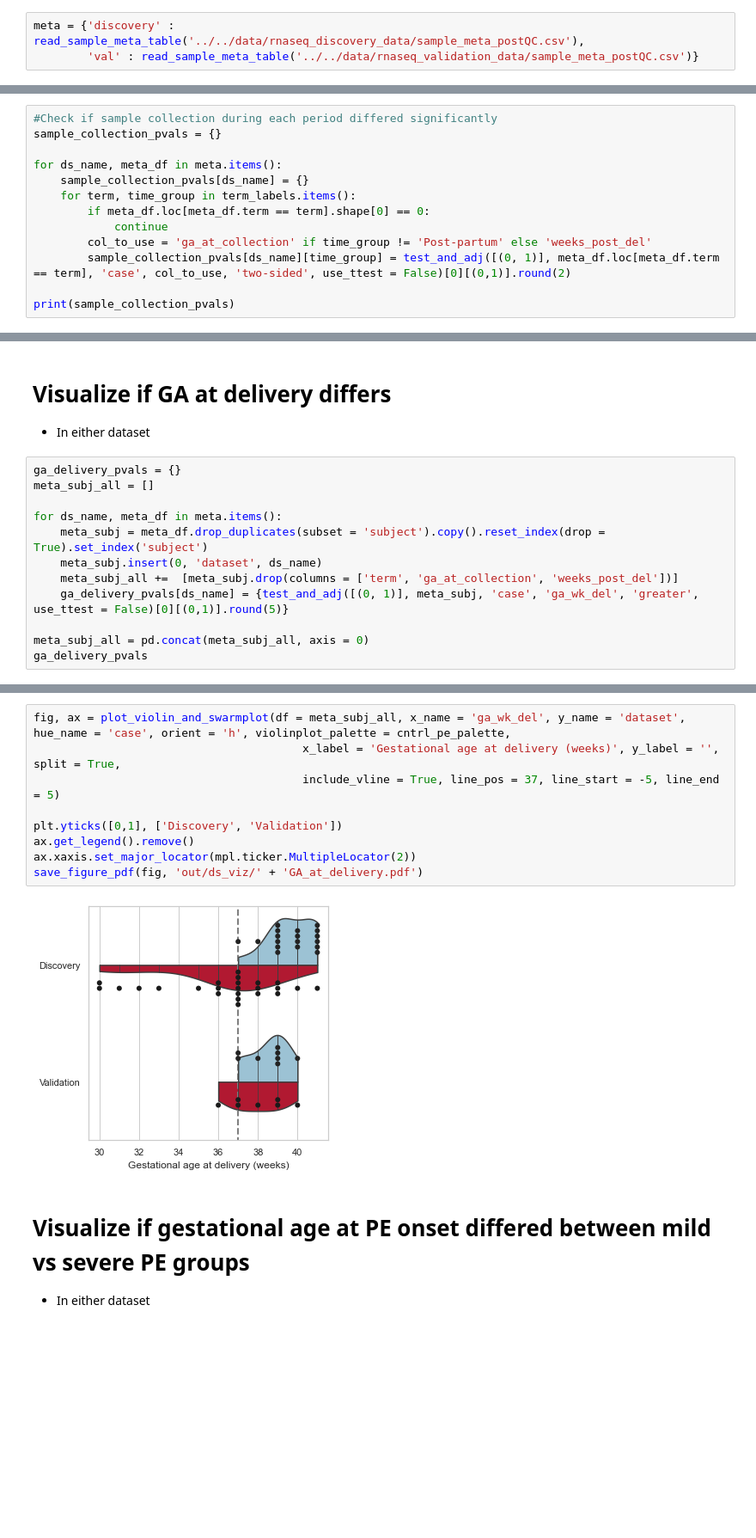
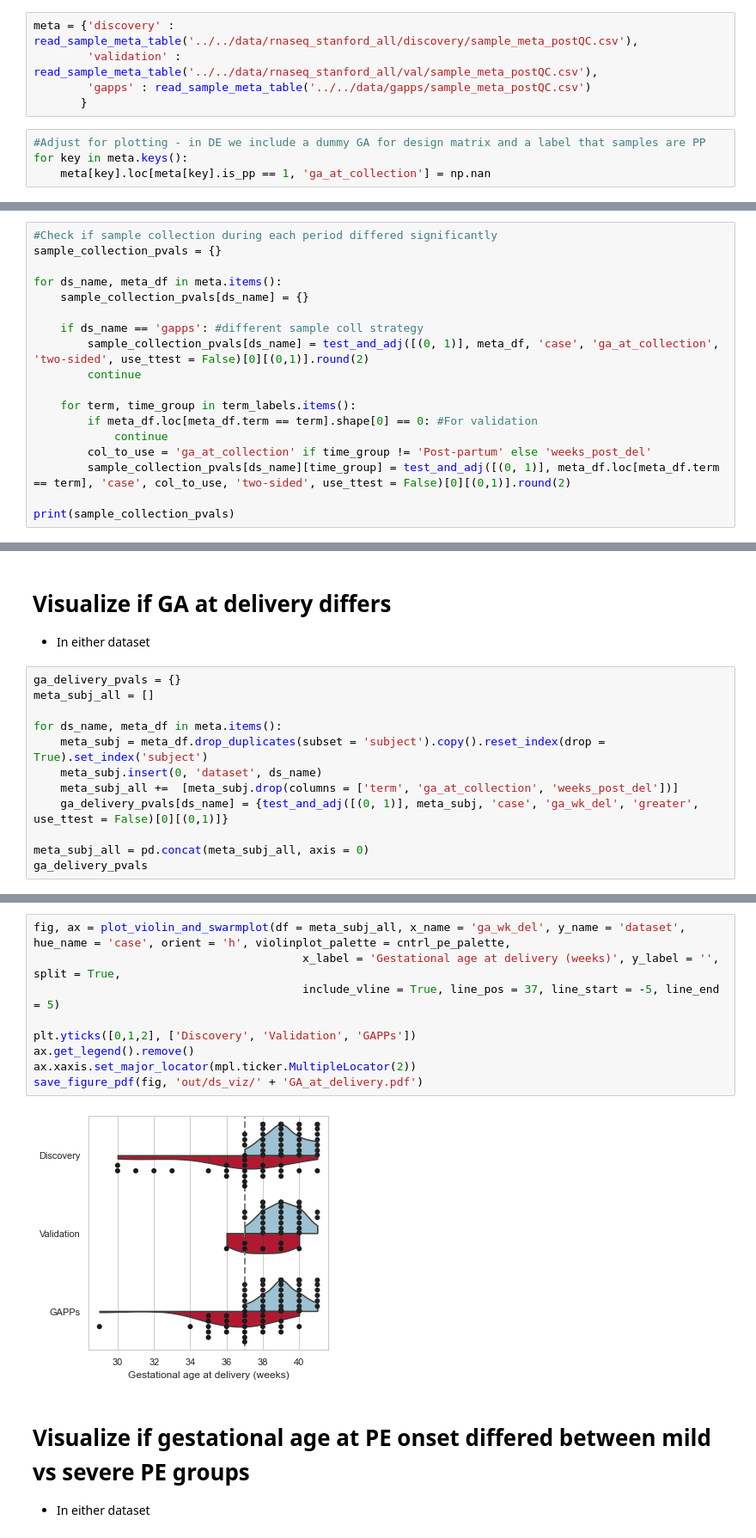
Before and after one commit to miramou/pe_cfrna, a Jupyter notebook: analysis/1_Cohort_Viz.ipynb, the cells around one changed output, grey strips where cells are left out. Shown: that part at 86% size. Saved outputs shown, nothing was run; the diff lists cells and outputs as text; blank space fills up the shorter version.

```diff
--- a/analysis/1_Cohort_Viz.ipynb
+++ b/analysis/1_Cohort_Viz.ipynb
@@ -14,8 +14,14 @@ Visualize study design, sample collection, and pregnancy outcomes for mothers in
 * Discovery dataset metadata
 * Validation dataset metadata
 # %%
-meta = {'discovery' : read_sample_meta_table('../../data/rnaseq_discovery_data/sample_meta_postQC.csv'),
-        'val' : read_sample_meta_table('../../data/rnaseq_validation_data/sample_meta_postQC.csv')}
+meta = {'discovery' : read_sample_meta_table('../../data/rnaseq_stanford_all/discovery/sample_meta_postQC.csv'),
+        'validation' : read_sample_meta_table('../../data/rnaseq_stanford_all/val/sample_meta_postQC.csv'),
+        'gapps' : read_sample_meta_table('../../data/gapps/sample_meta_postQC.csv')
+       }
+# %%
+#Adjust for plotting - in DE we include a dummy GA for design matrix and a label that samples are PP
+for key in meta.keys():
+    meta[key].loc[meta[key].is_pp == 1, 'ga_at_collection'] = np.nan
 # %% [markdown]
 ## Visualize sample collection
 * Visually understand sample collection
@@ -26,8 +32,13 @@ sample_collection_pvals = {}
 
 for ds_name, meta_df in meta.items():
     sample_collection_pvals[ds_name] = {}
+
+    if ds_name == 'gapps': #different sample coll strategy
+        sample_collection_pvals[ds_name] = test_and_adj([(0, 1)], meta_df, 'case', 'ga_at_collection', 'two-sided', use_ttest = False)[0][(0,1)].round(2)
+        continue
+
     for term, time_group in term_labels.items():
-        if meta_df.loc[meta_df.term == term].shape[0] == 0:
+        if meta_df.loc[meta_df.term == term].shape[0] == 0: #For validation
             continue
         col_to_use = 'ga_at_collection' if time_group != 'Post-partum' else 'weeks_post_del'
         sample_collection_pvals[ds_name][time_group] = test_and_adj([(0, 1)], meta_df.loc[meta_df.term == term], 'case', col_to_use, 'two-sided', use_ttest = False)[0][(0,1)].round(2)
@@ -55,7 +73,7 @@ for ds_name, meta_df in meta.items():
     meta_subj = meta_df.drop_duplicates(subset = 'subject').copy().reset_index(drop = True).set_index('subject')
     meta_subj.insert(0, 'dataset', ds_name)
     meta_subj_all +=  [meta_subj.drop(columns = ['term', 'ga_at_collection', 'weeks_post_del'])]
-    ga_delivery_pvals[ds_name] = {test_and_adj([(0, 1)], meta_subj, 'case', 'ga_wk_del', 'greater', use_ttest = False)[0][(0,1)].round(5)}
+    ga_delivery_pvals[ds_name] = {test_and_adj([(0, 1)], meta_subj, 'case', 'ga_wk_del', 'greater', use_ttest = False)[0][(0,1)]}
 
 meta_subj_all = pd.concat(meta_subj_all, axis = 0)
 ga_delivery_pvals
@@ -64,14 +84,14 @@ ga_delivery_pvals
 # %%
 fig, ax = plot_violin_and_swarmplot(df = meta_subj_all, x_name = 'ga_wk_del', y_name = 'dataset', hue_name = 'case', orient = 'h', violinplot_palette = cntrl_pe_palette,
                                         x_label = 'Gestational age at delivery (weeks)', y_label = '', split = True,
                                         include_vline = True, line_pos = 37, line_start = -5, line_end = 5)
 
-plt.yticks([0,1], ['Discovery', 'Validation'])
+plt.yticks([0,1,2], ['Discovery', 'Validation', 'GAPPs'])
 ax.get_legend().remove()
 ax.xaxis.set_major_locator(mpl.ticker.MultipleLocator(2))
 save_figure_pdf(fig, 'out/ds_viz/' + 'GA_at_delivery.pdf')
 # %% [output]
-[figure, old version]
+[figure, new version]
 # %% [markdown]
 # Visualize if gestational age at PE onset differed between mild vs severe PE groups
 * In either dataset
```
Also changed, not shown: parts of 12 cells of this notebook.
